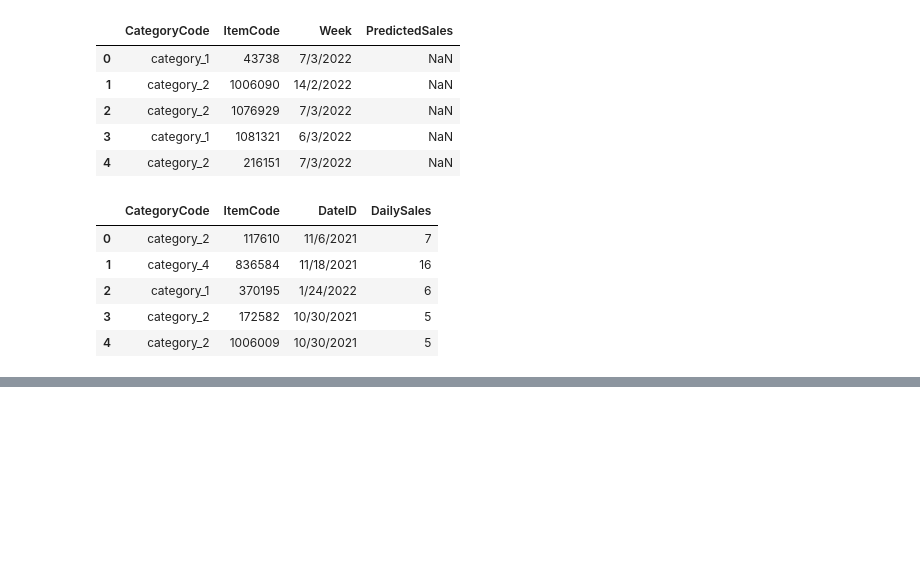
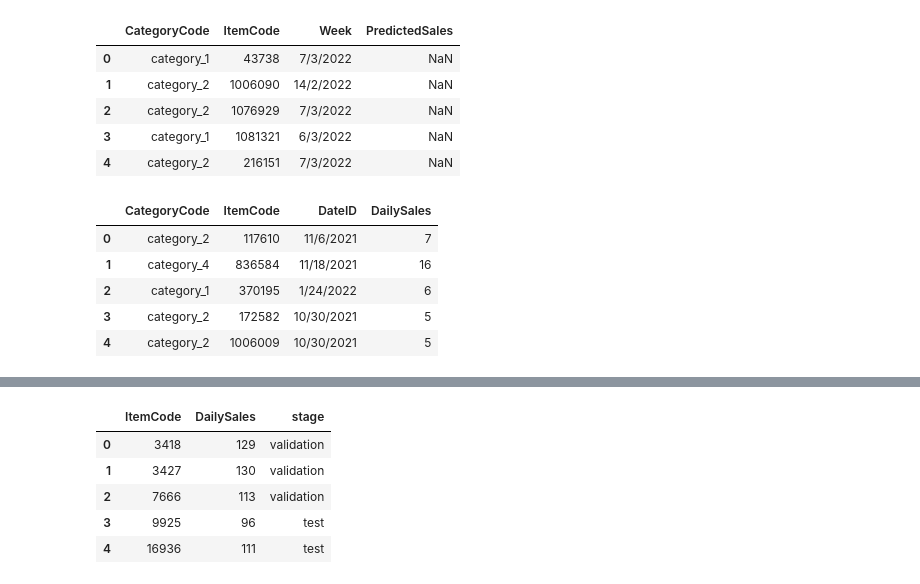
Before and after one commit to BoTZ-TND/DataStorm-2022, a Jupyter notebook: notebooks/main_eda.ipynb, the cells around one changed output, grey strips where cells are left out. Saved outputs shown, nothing was run; the diff lists cells and outputs as text; code cells hidden in the pictures; blank space fills up the shorter version.

```diff
--- a/notebooks/main_eda.ipynb
+++ b/notebooks/main_eda.ipynb
@@ -95 +111,11 @@ train_df.head()
+# %%
+
+sales_point.head()
+# %% [output]
+|  | ItemCode | DailySales | stage |
+| 0 | 3418 | 129 | validation |
+| 1 | 3427 | 130 | validation |
+| 2 | 7666 | 113 | validation |
+| 3 | 9925 | 96 | test |
+| 4 | 16936 | 111 | test |
 # %%
```
Also changed, not shown: parts of 3 cells of this notebook, 1 other file.
